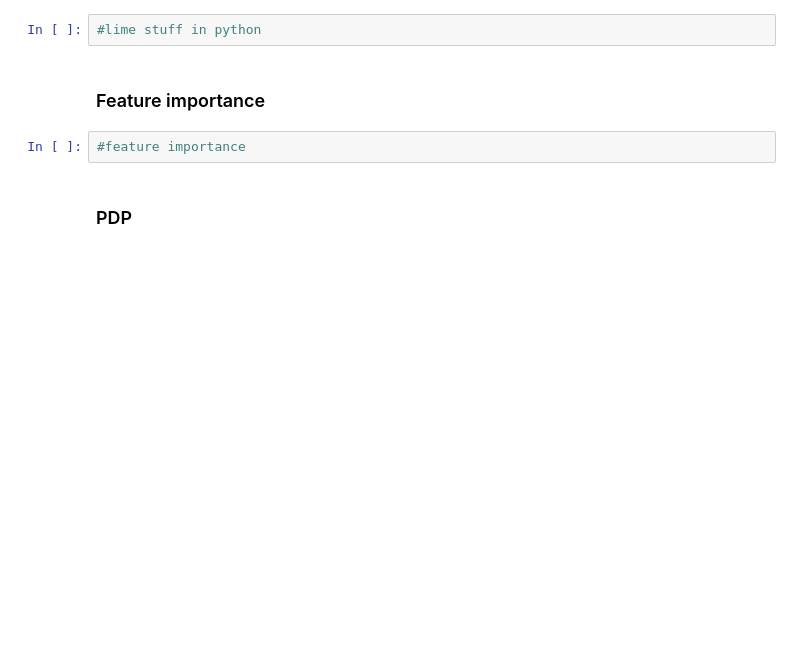
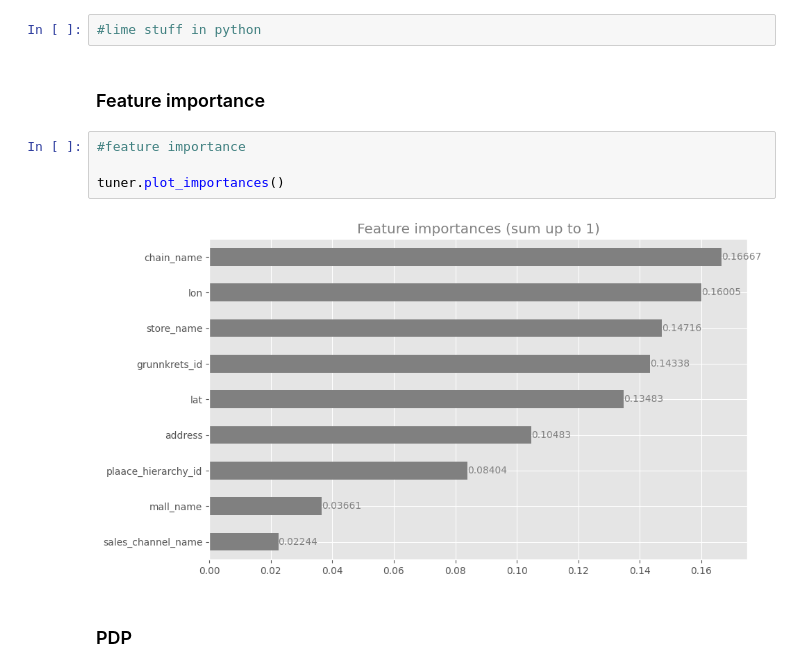
Before and after one commit to Bergis1610/MachineLearning-TDT4173-Project, a Jupyter notebook: LouisLangNB.ipynb, the cells around one changed output. Cells and saved outputs as stored; diff of their text form; blank space fills up the shorter version.

```diff
--- a/LouisLangNB.ipynb
+++ b/LouisLangNB.ipynb
@@ -414,6 +546,10 @@ submissionVery.info()
 ### Feature importance
 # %%
 #feature importance
+
+tuner.plot_importances()
+# %% [output]
+[figure, added]
 # %% [markdown]
 ### PDP
 # %%
```
Also changed, not shown: parts of 25 cells of this notebook, 1 other file.
